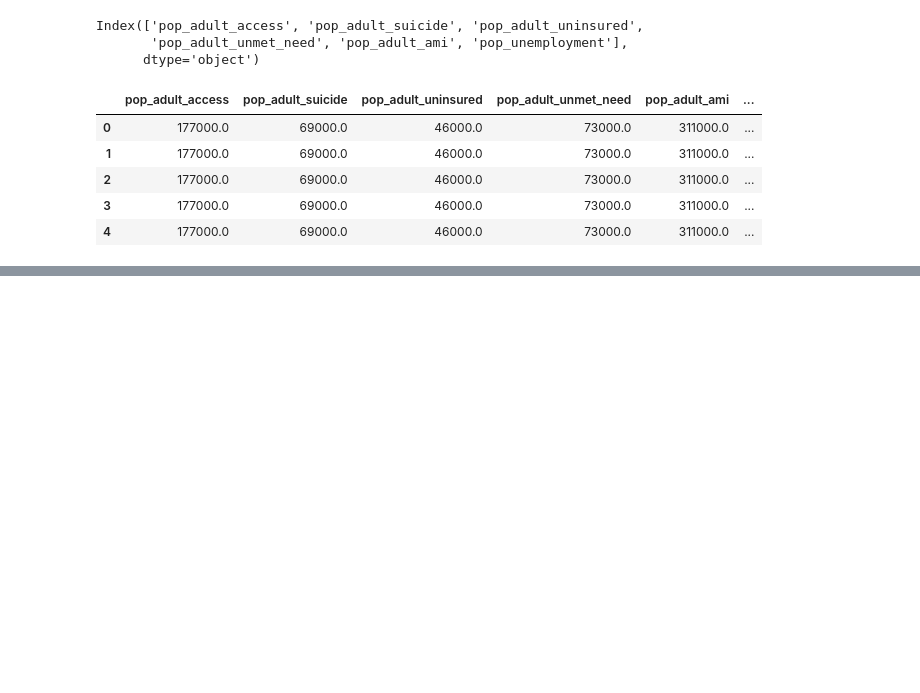
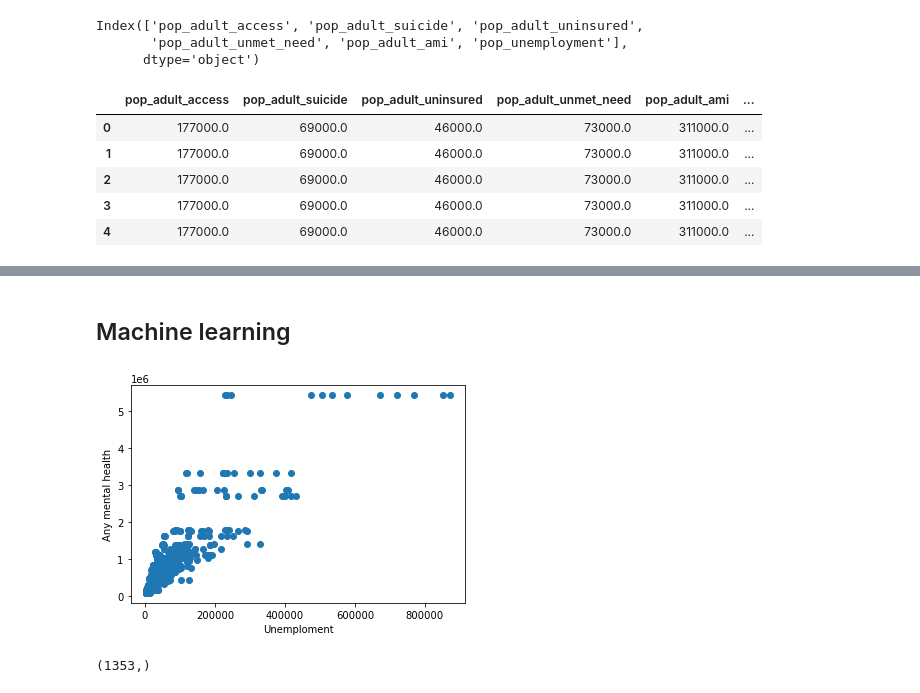
Before and after one commit to NoahToomeyBC/project-vu, a Jupyter notebook: ML_test/ml_data_test.ipynb, the cells around one changed output, grey strips where cells are left out. Drawn from its saved outputs; the diff is of its cells as text; code cells hidden in the pictures; blank space fills up the shorter version.

```diff
--- a/ML_test/ml_data_test.ipynb
+++ b/ML_test/ml_data_test.ipynb
@@ -341,0 +394,7 @@ adult_precent_cov
+# %%
+region_dict=pd.Series(state_region.Region.values,index=state_region.State).to_dict()
+# %%
+new_df["region"]=new_df["state"]
+# %%
+new_region_df=new_df.replace({"region":region_dict})
+new_region_df.head()
@@ -341,0 +408,4 @@ adult_precent_cov
+# %%
+new_region_df_20=new_region_df[new_region_df["year"]==2020]
+new_region_df_20=new_region_df_20.drop(columns=["year","state","unemployment_rate","state_pop"])
+new_region_df_20.head()
@@ -341,0 +470,2 @@ adult_precent_cov
+# %% [markdown]
+## Machine learning
@@ -341,0 +479,7 @@ adult_precent_cov
+# %%
+plt.scatter(new_region_df_20.pop_unemployment,new_region_df_20.pop_adult_ami)
+plt.xlabel('Unemploment')
+plt.ylabel('Any mental health')
+plt.show()
+# %% [output]
+[figure, added]
@@ -341,0 +489,7 @@ adult_precent_cov
+# %%
+model = LinearRegression()
+model.fit(X, y)
+y_pred = model.predict(X)
+print(y_pred.shape)
+# %% [output]
+(1353,)
```
Also changed, not shown: parts of 58 cells of this notebook.
